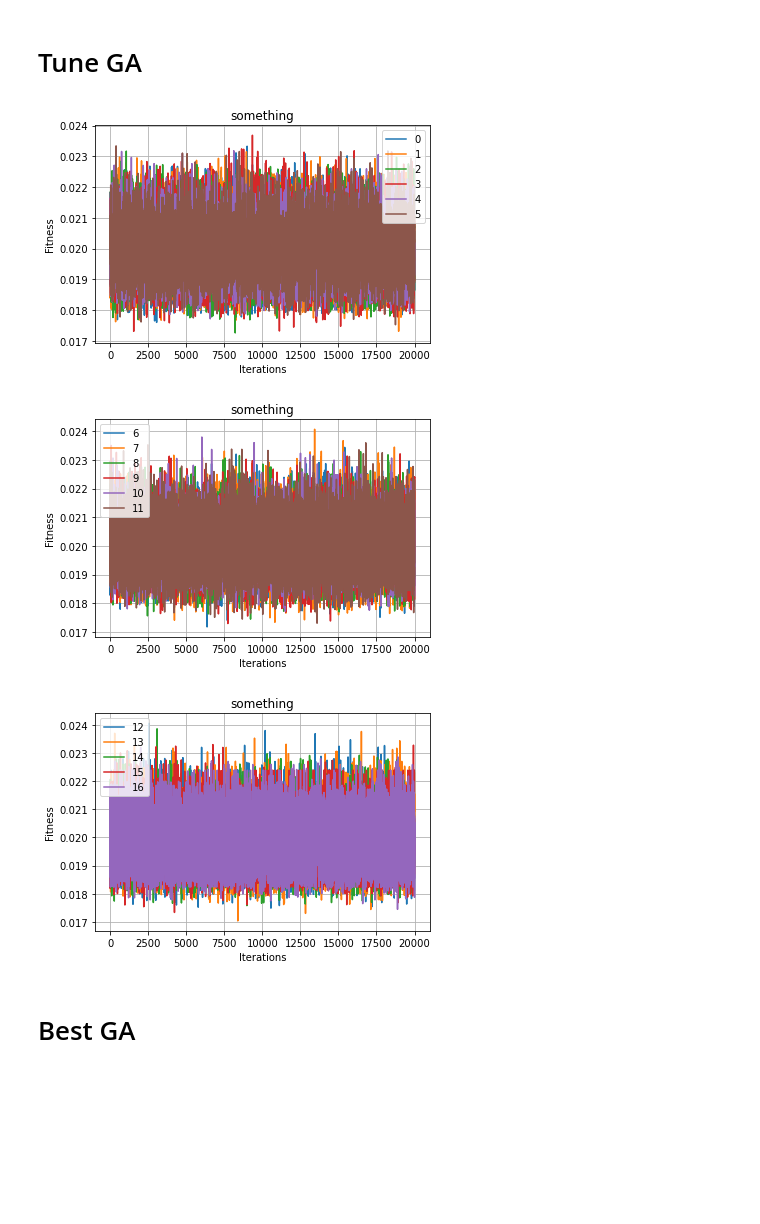
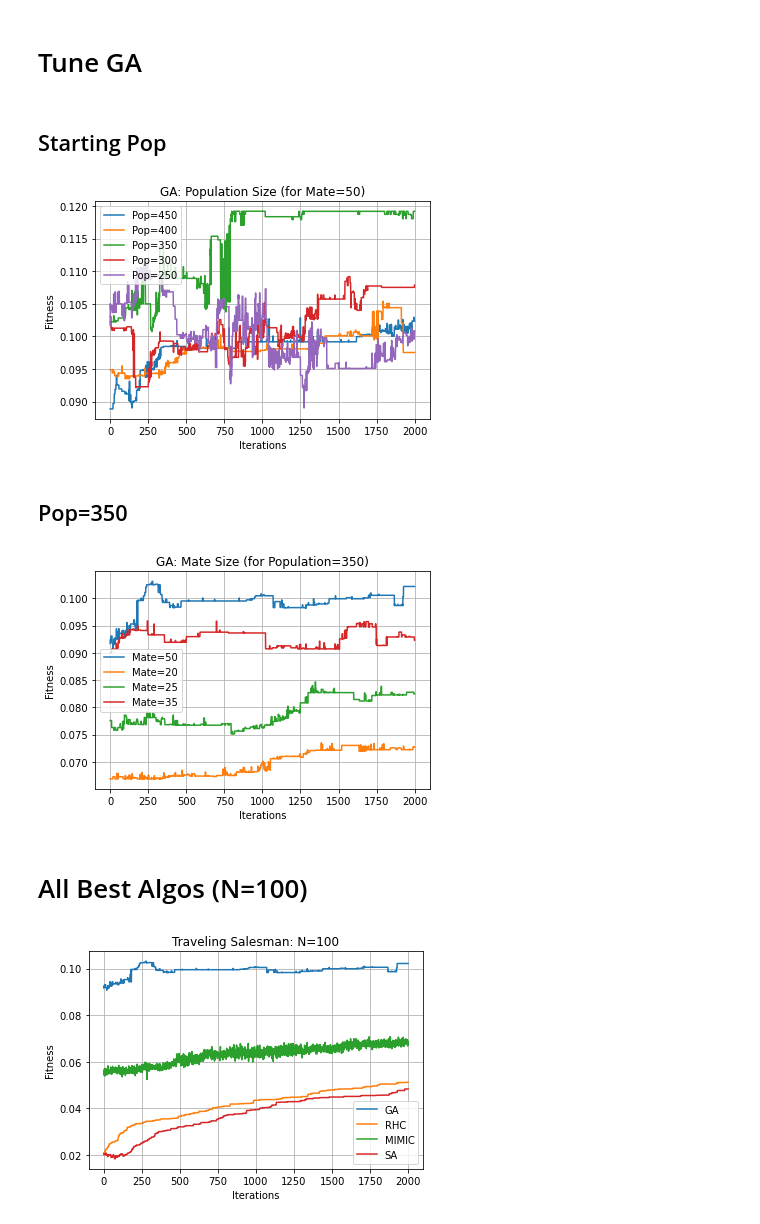
Before and after one commit to rahalrsh/randomized-optimization, a Jupyter notebook: Traveling_Salesman.ipynb, the cells around one changed output. Drawn from its saved outputs; the diff is of its cells as text; code cells hidden in the pictures; blank space fills up the shorter version.

Commit message:
Travelling salesman and Neural networks

```diff
--- a/Traveling_Salesman.ipynb
+++ b/Traveling_Salesman.ipynb
@@ -317,34 +222,35 @@ plot_fitness(ft_df[:1000], files, title="something")
 # %% [markdown]
 # Tune GA
+# %% [markdown]
+## Starting Pop
 # %%
 files = {
-    "exp03-GA-0"    : "0",
-    "exp03-GA-1"    : "1",
-    "exp03-GA-2"    : "2",
-    "exp03-GA-3"    : "3",
-    "exp03-GA-4"    : "4",
-    "exp03-GA-5"    : "5",
+    "exp04-GA-1"    : "Pop=450",
+    "exp04-GA-2"    : "Pop=400",
+    "exp04-GA-3"    : "Pop=350",
+    "exp04-GA-4"    : "Pop=300",
+    "exp04-GA-5"    : "Pop=250",
 }
 
 df_test = combine_csv("tsp", files)
 
 ft_df = get_fitness_df(df_test)
 
 fe_df = get_fevals_df(df_test)
 t_df = get_time_df(df_test)
 
 # ft_df
-plot_fitness(ft_df[:20000], files, title="something")
+plot_fitness(ft_df[:2000], files, title="GA: Population Size (for Mate=50)", save_as="tsm/04")
 # %% [output]
-[figure, old version]
+[figure, new version]
+# %% [markdown]
+## Pop=350
 # %%
 files = {
-    "exp03-GA-6"    : "6",
-    "exp03-GA-7"    : "7",
-    "exp03-GA-8"    : "8",
-    "exp03-GA-9"    : "9",
-    "exp03-GA-10"    : "10",
-    "exp03-GA-11"    : "11",
+    "exp05-GA-5"    : "Mate=50",
+    "exp05-GA-2"    : "Mate=20",
+    "exp05-GA-3"    : "Mate=25",
+    "exp05-GA-4"    : "Mate=35",
 }
 
 df_test = combine_csv("tsp", files)
@@ -355,16 +261,17 @@ fe_df = get_fevals_df(df_test)
 t_df = get_time_df(df_test)
 
 # ft_df
-plot_fitness(ft_df[:20000], files, title="something")
+plot_fitness(ft_df[:2000], files, title="GA: Mate Size (for Population=350)", save_as="tsm/05")
 # %% [output]
-[figure, old version]
+[figure, new version]
+# %% [markdown]
+# All Best Algos (N=100)
 # %%
 files = {
-    "exp03-GA-12"    : "12",
-    "exp03-GA-13"    : "13",
-    "exp03-GA-14"    : "14",
-    "exp03-GA-15"    : "15",
-    "exp03-GA-16"    : "16",
+    "exp05-GA-5"       : "GA",
+    "exp00-RHC-0"      : "RHC",
+    "exp02-MIMIC-3"    : "MIMIC",
+    "exp01-SA-0"       : "SA",
 }
 
 df_test = combine_csv("tsp", files)
@@ -375,8 +282,6 @@ fe_df = get_fevals_df(df_test)
 t_df = get_time_df(df_test)
 
 # ft_df
-plot_fitness(ft_df[:20000], files, title="something")
+plot_fitness(ft_df[:2000], files, title="Traveling Salesman: N=100", save_as="tsm/10")
 # %% [output]
-[figure, old version]
+[figure, new version]
-# %% [markdown]
-# Best GA
```
Also changed, not shown: parts of 31 cells of this notebook, 28 other files.
